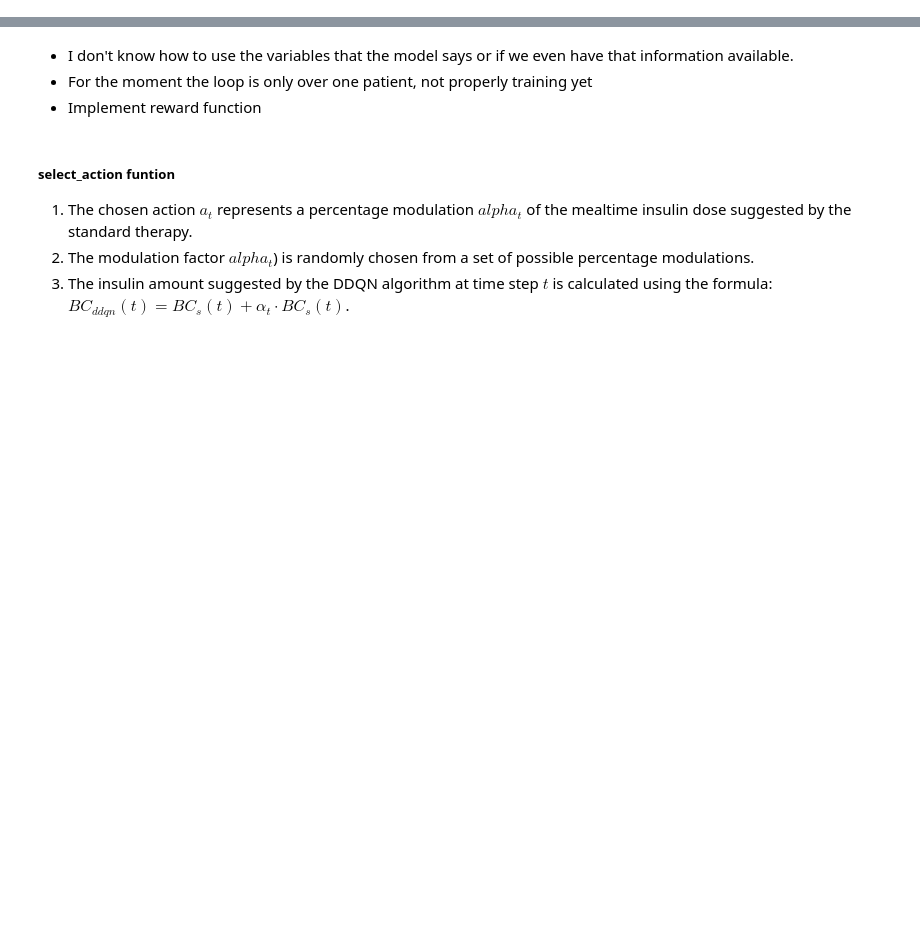
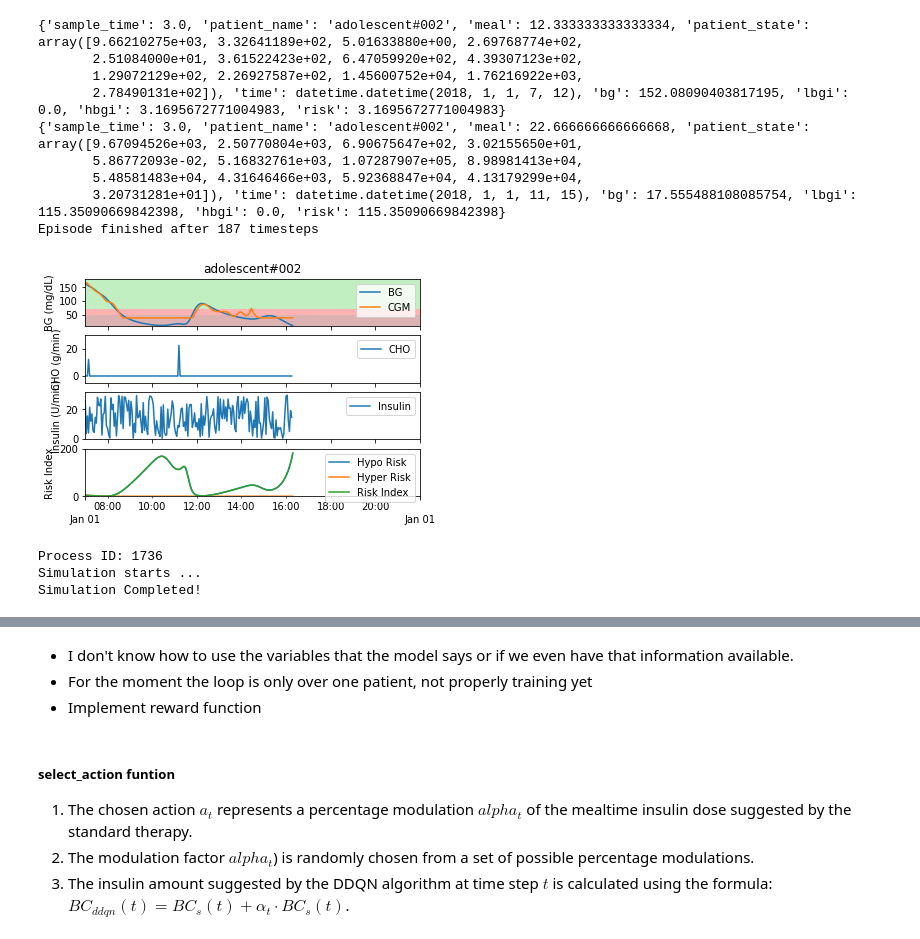
Before and after one commit to vitamys/rl_project, a Jupyter notebook: DDQlearning.ipynb, the cells around one changed output, grey strips where cells are left out. Saved outputs shown, nothing was run; the diff lists cells and outputs as text; code cells hidden in the pictures; blank space fills up the shorter version.

```diff
--- a/DDQlearning.ipynb
+++ b/DDQlearning.ipynb
@@ -8,0 +48,27 @@ from simglucose.envs import T1DSimEnv
+# %%
+reward = 1
+done = False
+
+observation = env.reset()
+for t in range(200):
+    env.render(mode='human')
+    action = env.action_space.sample()
+    observation, reward, done, info = env.step(action)
+    # print(observation)
+    # print("Reward = {}".format(reward))
+    if info['meal'] > 0:
+        print(info)
+    if done:
+        print("Episode finished after {} timesteps".format(t + 1))
+        break
+# %% [output]
+{'sample_time': 3.0, 'patient_name': 'adolescent#002', 'meal': 12.333333333333334, 'patient_state': array([9.66210275e+03, 3.32641189e+02, 5.01633880e+00, 2.69768774e+02,
+       2.51084000e+01, 3.61522423e+02, 6.47059920e+02, 4.39307123e+02,
+       1.29072129e+02, 2.26927587e+02, 1.45600752e+04, 1.76216922e+03,
+       2.78490131e+02]), 'time': datetime.datetime(2018, 1, 1, 7, 12), 'bg': 152.08090403817195, 'lbgi': 0.0, 'hbgi': 3.1695672771004983, 'risk': 3.1695672771004983}
+{'sample_time': 3.0, 'patient_name': 'adolescent#002', 'meal': 22.666666666666668, 'patient_state': array([9.67094526e+03, 2.50770804e+03, 6.90675647e+02, 3.02155650e+01,
+       5.86772093e-02, 5.16832761e+03, 1.07287907e+05, 8.98981413e+04,
+       5.48581483e+04, 4.31646466e+03, 5.92368847e+04, 4.13179299e+04,
+       3.20731281e+01]), 'time': datetime.datetime(2018, 1, 1, 11, 15), 'bg': 17.555488108085754, 'lbgi': 115.35090669842398, 'hbgi': 0.0, 'risk': 115.35090669842398}
+Episode finished after 187 timesteps
+[figure, added]
@@ -8,0 +90,22 @@ from simglucose.envs import T1DSimEnv
+# %%
+
+# --------- Create Custom Scenario --------------
+# Create a simulation environment
+patient = T1DPatient.withName('adolescent#001')
+sensor = CGMSensor.withName('Dexcom', seed=1)
+pump = InsulinPump.withName('Insulet')
+# custom scenario is a list of tuples (time, meal_size)
+scen = [(7, 45), (12, 70), (16, 15), (18, 80), (23, 10)]
+scenario = CustomScenario(start_time=start_time, scenario=scen)
+env = T1DSimEnv(patient, sensor, pump, scenario)
+
+# Create a controller
+controller = BBController()
+
+# Put them together to create a simulation object
+s2 = SimObj(env, controller, timedelta(days=1), animate=False, path='./results/')
+results2 = sim(s2)
+# %% [output]
+Process ID: 1736
+Simulation starts ...
+Simulation Completed!
```
Also changed, not shown: parts of 6 cells of this notebook.
